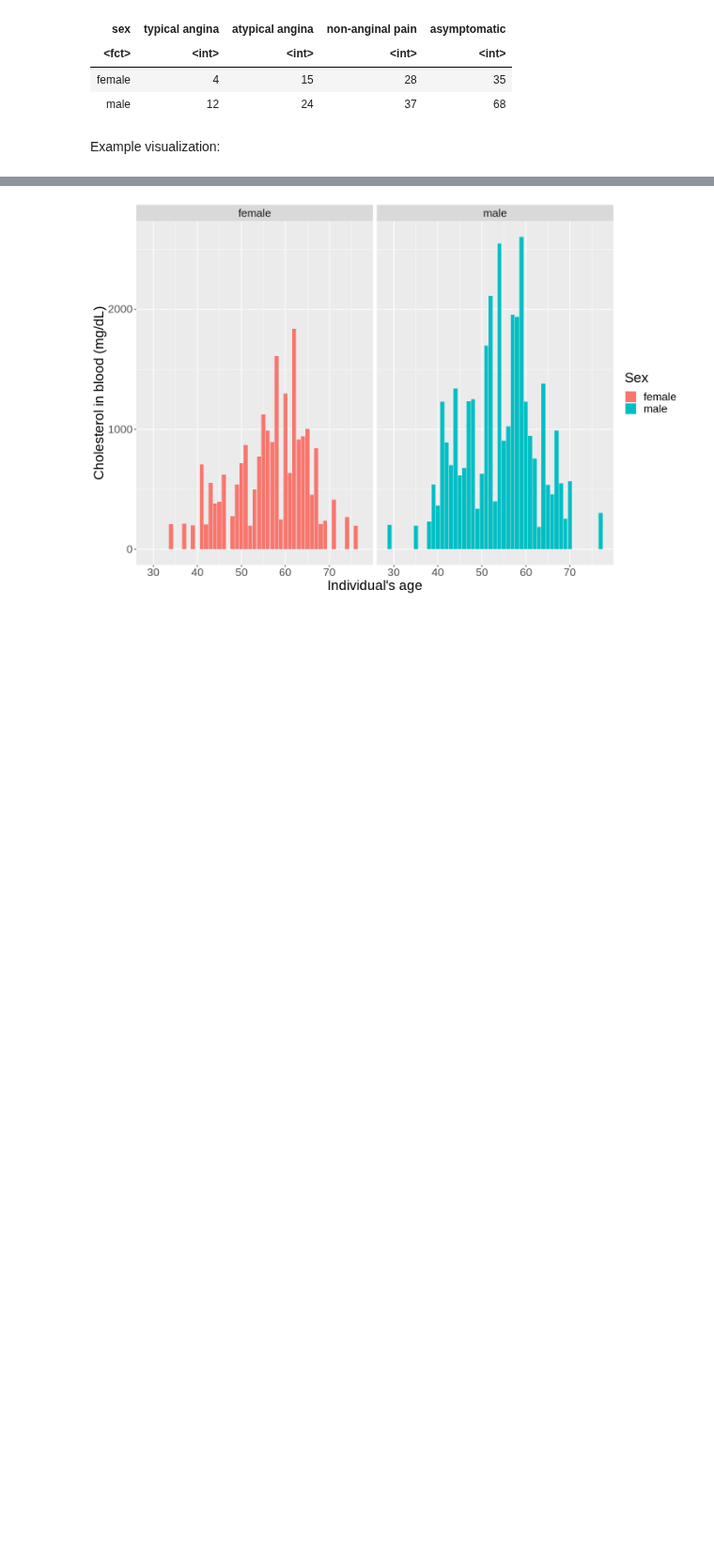
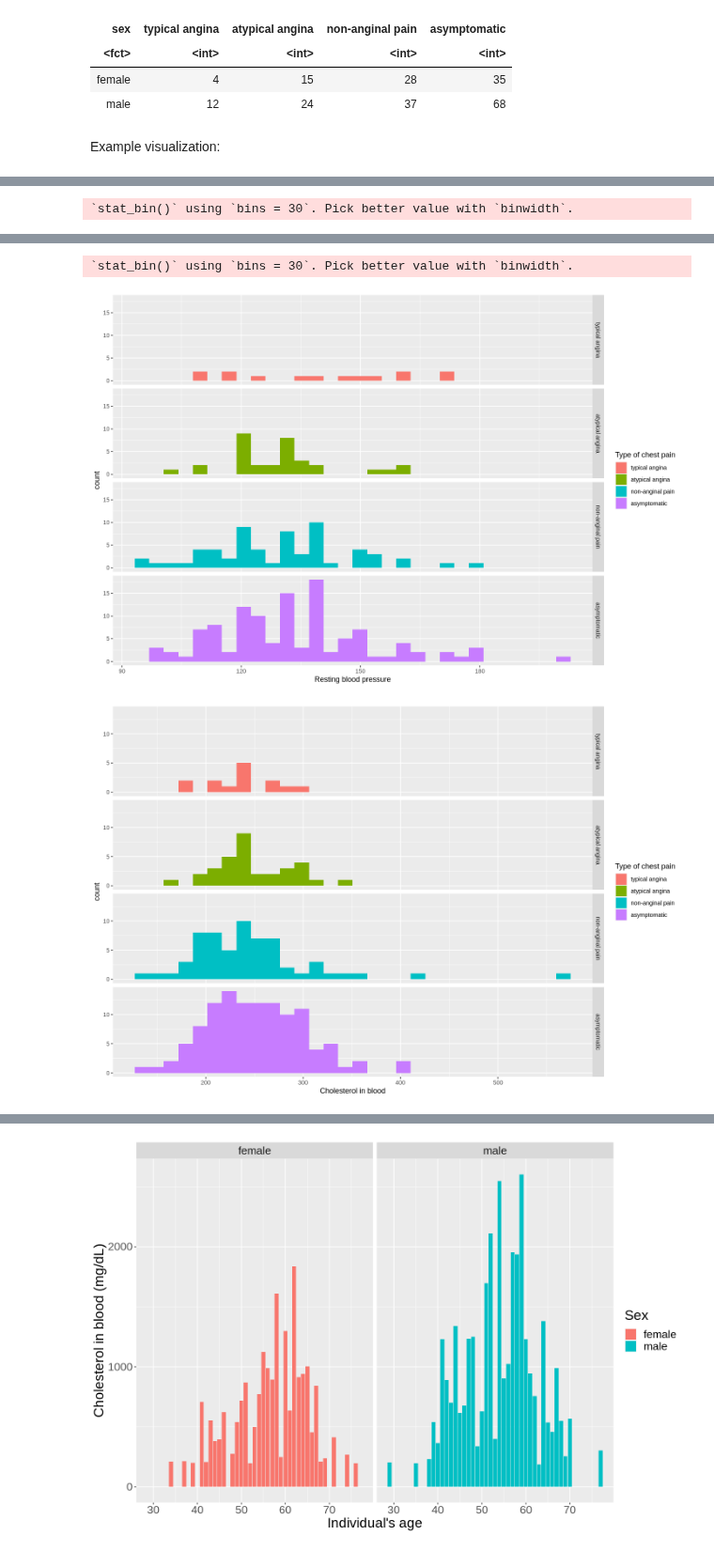
Before and after one commit to ssyl29/group_project, a Jupyter notebook: proposal.ipynb, the cells around one changed output, grey strips where cells are left out. Shown at 94% size. Cells and saved outputs as stored; diff of their text form; code cells hidden in the pictures; blank space fills up the shorter version.

Commit message:
more visualizations

```diff
--- a/proposal.ipynb
+++ b/proposal.ipynb
@@ -213,30 +213,54 @@ Example visualization:
 options(repr.plot.width = 12, repr.plot.height = 8)
 
 chest_pain_plot <- chest_pains %>%
     ggplot(aes(x = cp, y = count)) +
     geom_bar(stat = "identity") +
     labs(x = "Types of chest pain",
          y = "Number of people describing chest pain") +
     theme(text = element_text(size = 20),
          axis.text.x = element_text(angle = 90, hjust = 1))
 chest_pain_plot
 
 age_bps_plot <- heart_train %>%
     ggplot(aes(x = age, y = trestbps, shape = sex, color = sex)) +
     geom_point() +
     labs(x = "Individual's age", y = "Resting blood pressure",
         shape = "Sex", color = "Sex") +
     theme(text = element_text(size = 20))
 age_bps_plot
 
 age_chol_plot <- heart_train %>%
     ggplot(aes(x = age, y = chol, shape = sex, color = sex)) +
     geom_point() +
     labs(x = "Individual's age", y = "Cholesterol in blood (mg/dL)",
         shape = "Sex", color = "Sex") +
     theme(text = element_text(size = 20))
 age_chol_plot
+
+cp_bps_plot <- heart_train %>%
+    ggplot(aes(x = trestbps, fill = as_factor(cp))) +
+    facet_grid(rows = vars(cp)) +
+    geom_histogram(position = "identity") +
+    labs(x = "Resting blood pressure", fill = "Type of chest pain")
+cp_bps_plot
+
+cp_chol_plot <- heart_train %>%
+    ggplot(aes(x = chol, fill = as_factor(cp))) +
+    facet_grid(rows = vars(cp)) +
+    geom_histogram(position = "identity") +
+    labs(x = "Cholesterol in blood", fill = "Type of chest pain")
+cp_chol_plot
+
+fbs_chol_plot <- heart_train %>%
+    ggplot(aes(x = age, y = chol, color = fbs)) +
+    geom_point() +
+    labs(x = "Age", y = "Cholesterol in blood (mg/dL)", color = "Is fasting blood sugar > 120 mg/dL?")
+fbs_chol_plot
 # %% [output]
 [figure]
 [figure]
+`stat_bin()` using `bins = 30`. Pick better value with `binwidth`.
 [figure]
+`stat_bin()` using `bins = 30`. Pick better value with `binwidth`.
+[figure, added]
+[figure, added]
```
Also changed, not shown: parts of 1 cell of this notebook.
